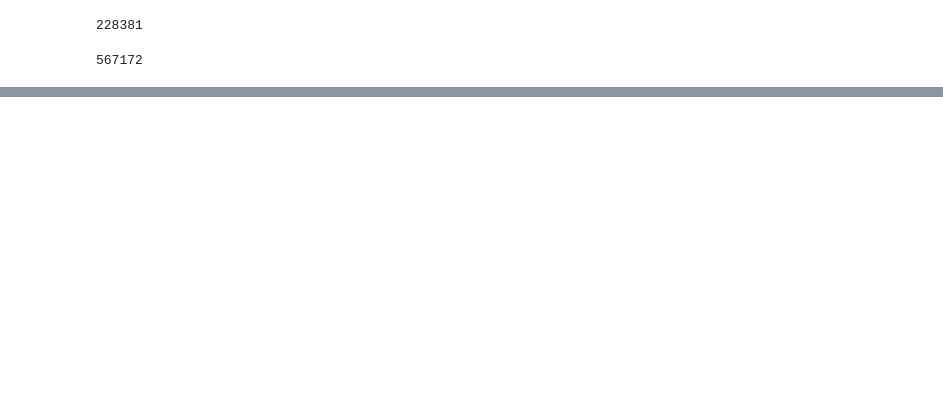
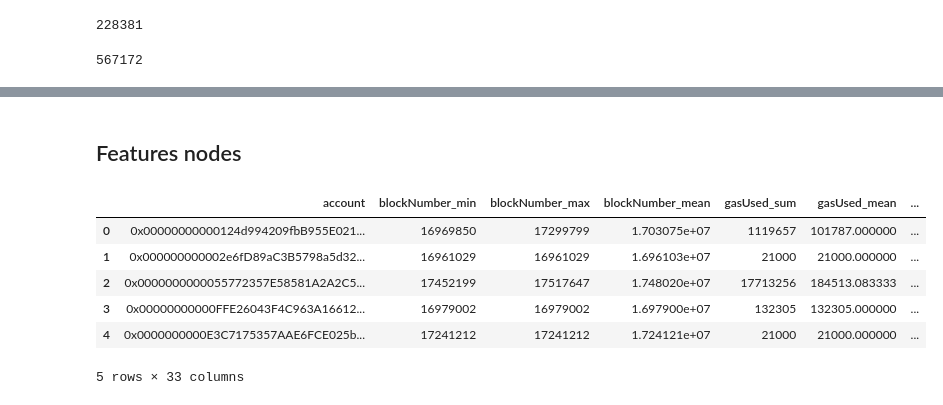
Before and after one commit to liamti5/Graph-Inverse-Reinforcement-Learning-for-MEV-Detection-on-Ethereum, a Jupyter notebook: notebooks/1.01-features-receipts.ipynb, the cells around one changed output, grey strips where cells are left out. Saved outputs shown, nothing was run; the diff lists cells and outputs as text; code cells hidden in the pictures; blank space fills up the shorter version.

```diff
--- a/notebooks/1.01-lte-features-logs.ipynb
+++ b/notebooks/1.01-features-receipts.ipynb
@@ -213 +218,3 @@ df_features.to_csv(
 )
+# %% [markdown]
+## Features nodes
@@ -213,0 +255,10 @@ df_features.to_csv(
+# %%
+df_accounts.head()
+# %% [output]
+|  | account | blockNumber_min | blockNumber_max | blockNumber_mean | gasUsed_sum | gasUsed_mean | ... |
+| 0 | 0x00000000000124d994209fbB955E021... | 16969850 | 17299799 | 1.703075e+07 | 1119657 | 101787.000000 | ... |
+| 1 | 0x000000000002e6fD89aC3B5798a5d32... | 16961029 | 16961029 | 1.696103e+07 | 21000 | 21000.000000 | ... |
+| 2 | 0x0000000000055772357E58581A2A2C5... | 17452199 | 17517647 | 1.748020e+07 | 17713256 | 184513.083333 | ... |
+| 3 | 0x00000000000FFE26043F4C963A16612... | 16979002 | 16979002 | 1.697900e+07 | 132305 | 132305.000000 | ... |
+| 4 | 0x0000000000E3C7175357AAE6FCE025b... | 17241212 | 17241212 | 1.724121e+07 | 21000 | 21000.000000 | ... |
+5 rows × 33 columns
```
Also changed, not shown: parts of 11 cells of this notebook, 1 other file.
